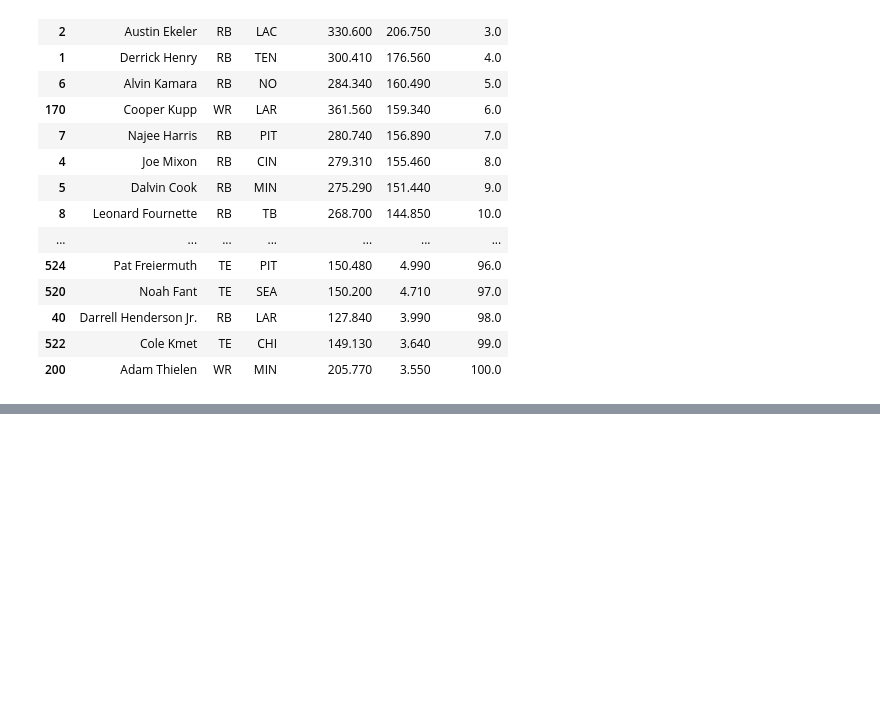
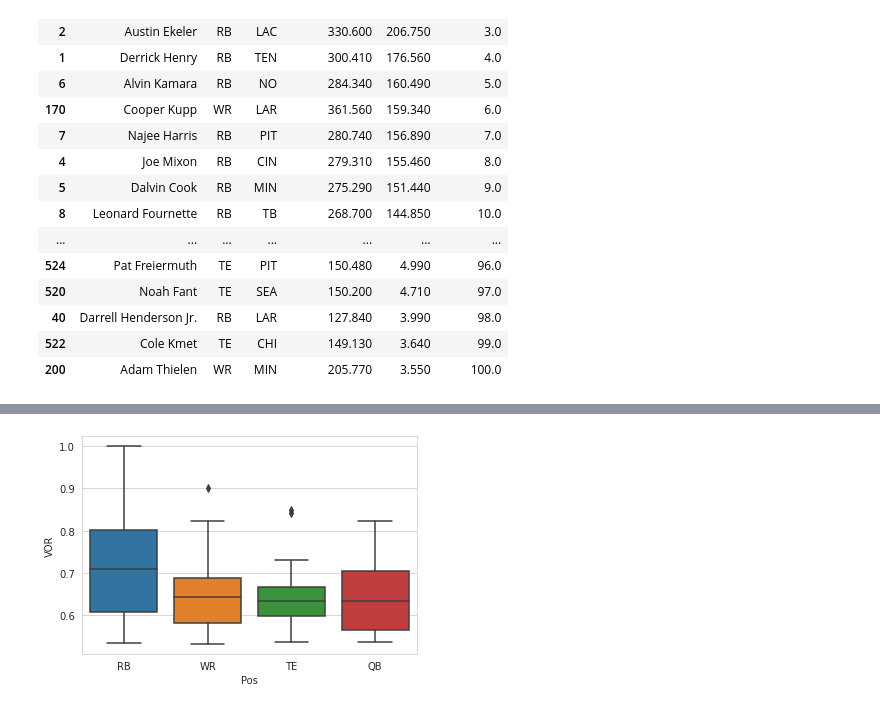
Before and after one commit to oldgreg07/Journey-to-the-Center-of-Python, a Jupyter notebook: ExploringPandas.ipynb, the cells around one changed output, grey strips where cells are left out. Saved outputs shown, nothing was run; the diff lists cells and outputs as text; code cells hidden in the pictures; blank space fills up the shorter version.

```diff
--- a/ExploringPandas.ipynb
+++ b/ExploringPandas.ipynb
@@ -205,3 +205,8 @@ df.sort_values(by='VOR', ascending=False).head(100)
 | 40 | Darrell Henderson Jr. | RB | LAR | 127.840 | 3.990 | 98.0 |
 | 522 | Cole Kmet | TE | CHI | 149.130 | 3.640 | 99.0 |
 | 200 | Adam Thielen | WR | MIN | 205.770 | 3.550 | 100.0 |
+# %%
+df['VOR'] = df['VOR'].apply(lambda x: (x - df['VOR'].min()) / (df['VOR'].max() - df['VOR'].min()))
+
+df = df.sort_values(by='VOR Rank')
+df.head(100)
@@ -207,0 +231,12 @@ df.sort_values(by='VOR', ascending=False).head(100)
+# %%
+import seaborn as sns
+
+num_teams = 12
+num_spots = 16 # 1 QB, 2 RB, 2 WR, 1 TE, 2 FLEX, 1 K, 1 DST, 6 BENCH
+draft_pool = num_teams *num_spots
+
+df_copy = df[:draft_pool]
+
+sns.boxplot(x=df_copy['Pos'], y=df_copy['VOR']);
+# %% [output]
+[figure, added]
```
Also changed, not shown: parts of 1 cell of this notebook.
